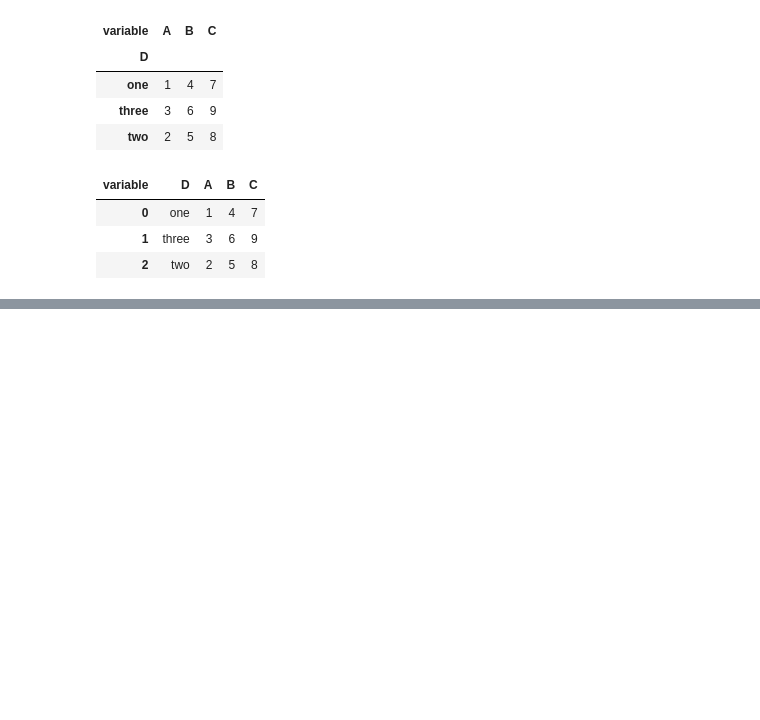
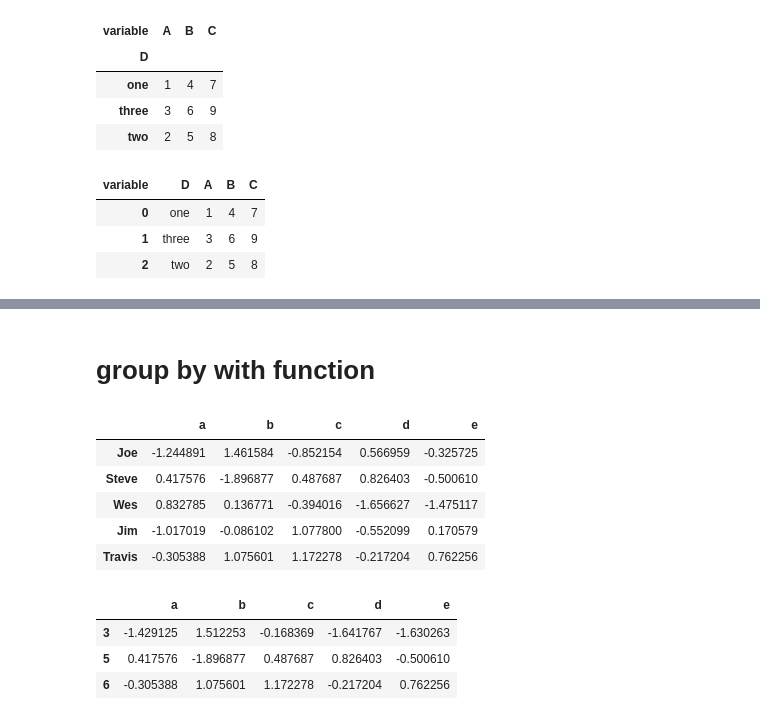
Before and after one commit to srqway/python, a Jupyter notebook: pandas-python/notebook/dataFrame.ipynb, the cells around one changed output, grey strips where cells are left out. Saved outputs shown, nothing was run; the diff lists cells and outputs as text; code cells hidden in the pictures; blank space fills up the shorter version.

```diff
--- a/pandas-python/notebook/dataFrame.ipynb
+++ b/pandas-python/notebook/dataFrame.ipynb
@@ -1600,0 +1720,23 @@ wideFormat.reset_index()
+# %% [markdown]
+# group by with function
+# %%
+df = pd.DataFrame(
+    np.random.randn(5, 5),
+    columns=['a', 'b', 'c', 'd', 'e'],
+    index=['Joe', 'Steve', 'Wes', 'Jim', 'Travis']
+)
+df
+# %% [output]
+|  | a | b | c | d | e |
+| Joe | -1.244891 | 1.461584 | -0.852154 | 0.566959 | -0.325725 |
+| Steve | 0.417576 | -1.896877 | 0.487687 | 0.826403 | -0.500610 |
+| Wes | 0.832785 | 0.136771 | -0.394016 | -1.656627 | -1.475117 |
+| Jim | -1.017019 | -0.086102 | 1.077800 | -0.552099 | 0.170579 |
+| Travis | -0.305388 | 1.075601 | 1.172278 | -0.217204 | 0.762256 |
+# %%
+df.groupby(len).sum()
+# %% [output]
+|  | a | b | c | d | e |
+| 3 | -1.429125 | 1.512253 | -0.168369 | -1.641767 | -1.630263 |
+| 5 | 0.417576 | -1.896877 | 0.487687 | 0.826403 | -0.500610 |
+| 6 | -0.305388 | 1.075601 | 1.172278 | -0.217204 | 0.762256 |
```
Also changed, not shown: parts of 14 cells of this notebook.
